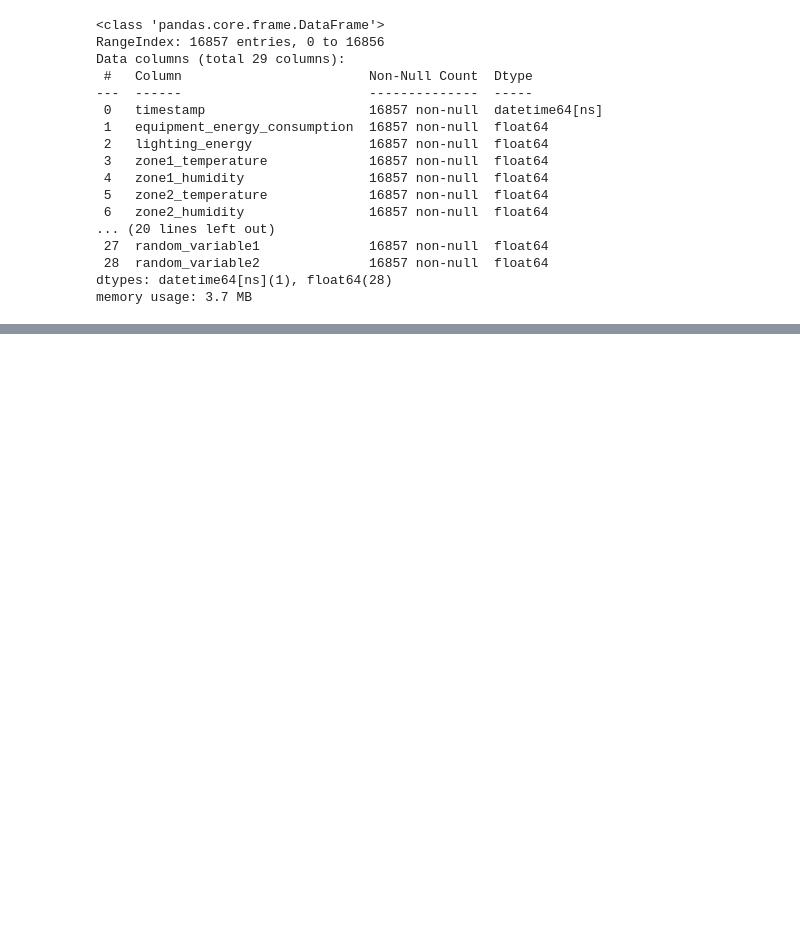
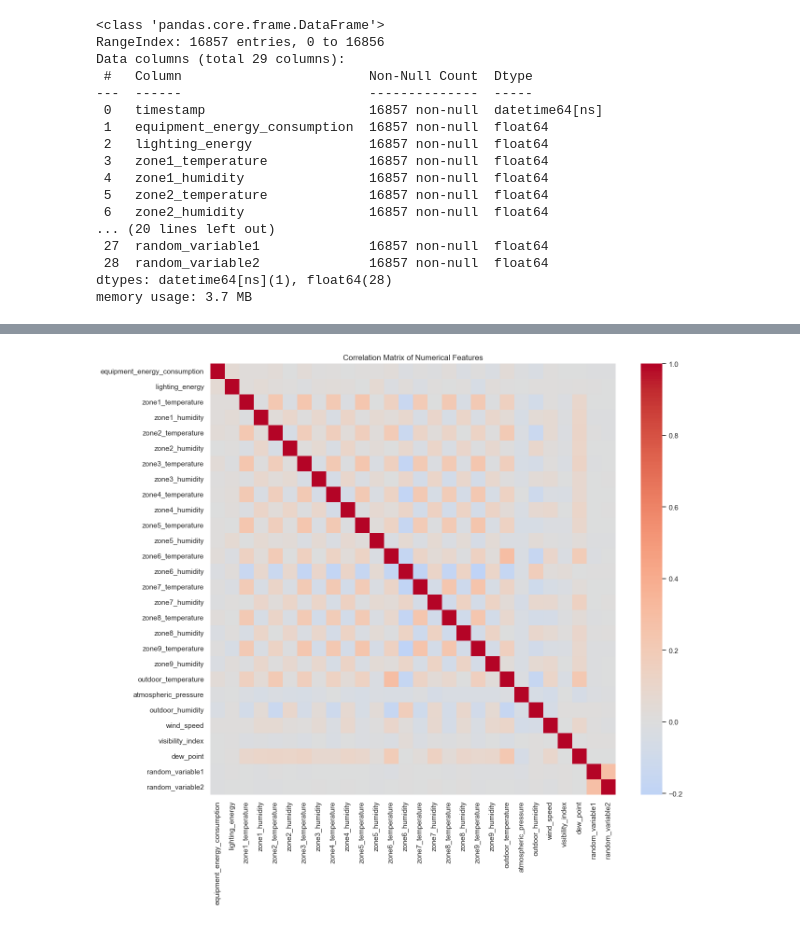
Before and after one commit to Sum000/DS-Intern-Assignment-Sumit_Behera, a Jupyter notebook: Assignment_solution.ipynb, the cells around one changed output, grey strips where cells are left out. Cells and saved outputs as stored; diff of their text form; code cells hidden in the pictures; blank space fills up the shorter version.

```diff
--- a/Assignment_solution.ipynb
+++ b/Assignment_solution.ipynb
@@ -190,0 +236,23 @@ memory usage: 3.7 MB
+# %%
+# Correlation analysis
+# Selecting numerical features for correlation
+numerical_features = [
+    'equipment_energy_consumption', 'lighting_energy',
+    'zone1_temperature', 'zone1_humidity', 'zone2_temperature', 'zone2_humidity',
+    'zone3_temperature', 'zone3_humidity', 'zone4_temperature', 'zone4_humidity',
+    'zone5_temperature', 'zone5_humidity', 'zone6_temperature', 'zone6_humidity',
+    'zone7_temperature', 'zone7_humidity', 'zone8_temperature', 'zone8_humidity',
+    'zone9_temperature', 'zone9_humidity', 'outdoor_temperature',
+    'atmospheric_pressure', 'outdoor_humidity', 'wind_speed', 'visibility_index',
+    'dew_point', 'random_variable1', 'random_variable2'
+]
+
+# Computing correlation matrix
+corr_matrix = data[numerical_features].corr()
+# Plotting correlation heatmap
+plt.figure(figsize=(14, 12))
+sns.heatmap(corr_matrix, annot=False, cmap='coolwarm', center=0)
+plt.title('Correlation Matrix of Numerical Features')
+plt.show()
+# %% [output]
+[figure, added]
```
Also changed, not shown: parts of 29 cells of this notebook.
